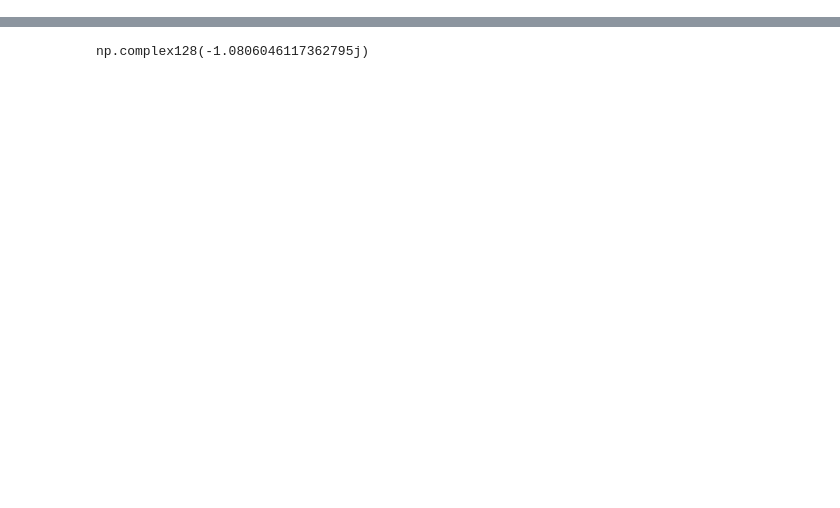
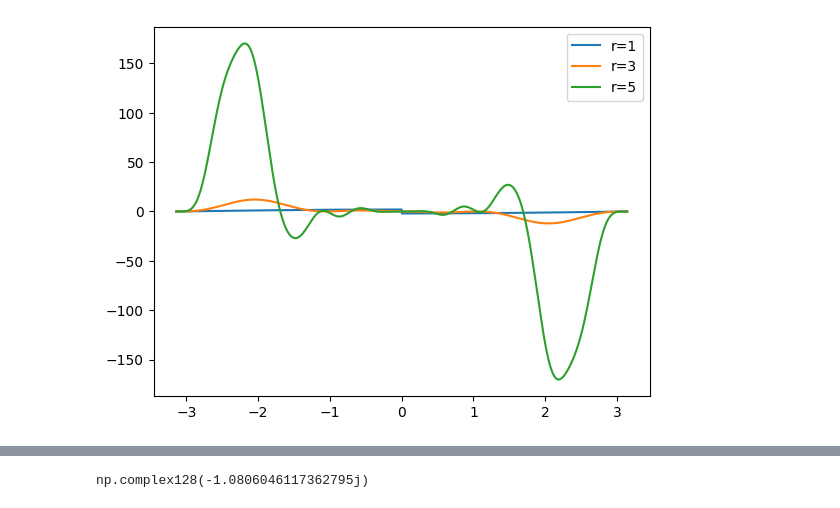
Before and after one commit to KristianMunnikhuis/subsystem_loschmidt_echo, a Jupyter notebook: scripts/Adiabatic Pert Theory/matrixelements.ipynb, the cells around one changed output, grey strips where cells are left out. Saved outputs shown, nothing was run; the diff lists cells and outputs as text; code cells hidden in the pictures; blank space fills up the shorter version.

```diff
--- a/scripts/Adiabatic Pert Theory/matrixelements.ipynb
+++ b/scripts/Adiabatic Pert Theory/matrixelements.ipynb
@@ -50,7 +51,3 @@ def CA(r,g,k):
     phase = exp(1j*k*r)
     phase_i = exp(-1j*k*r)
     return ca(k,g)*phase-ca(-k,g)*phase_i
-
-def BA(r,g,k):
-
-    return -AC(r,g,k)-AA(r,g,k)+CC(r,g,k)+CA(r,g,k)
@@ -59,5 +130,0 @@ k = np.linspace(-pi,pi,100)
-# %%
-args = (0,1,k)
-x = -AA(*args)+CC(*args)+CA(*args)-AC(*args)
-plt.plot(k,np.real(x))
-plt.plot(k,np.imag(x))
@@ -79,0 +229,26 @@ plt.plot(k,np.imag(y))
+# %%
+import numpy as np
+import matplotlib.pyplot as plt
+from joblib import Parallel, delayed
+
+k = np.linspace(-np.pi, np.pi, 2000)
+
+def eval_sigma(r):
+    return np.array(
+        Parallel(n_jobs=-1)(
+            delayed(sigma_general)([0, r], 1, ki)
+            for ki in k
+        )
+    ) / 1j
+
+y01 = eval_sigma(1)
+y03 = eval_sigma(3)
+y05 = eval_sigma(5)
+
+plt.plot(k, y01, label="r=1")
+plt.plot(k, y03, label="r=3")
+plt.plot(k, y05, label="r=5")
+plt.legend()
+plt.show()
+# %% [output]
+[figure, added]
```
Also changed, not shown: parts of 13 cells of this notebook.
